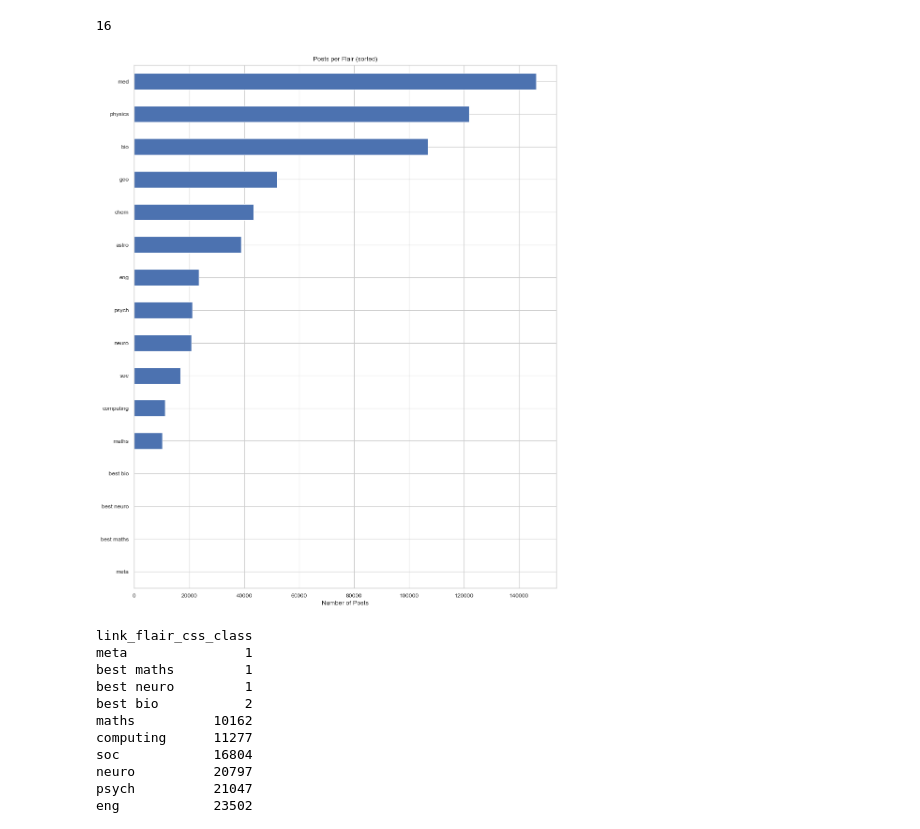
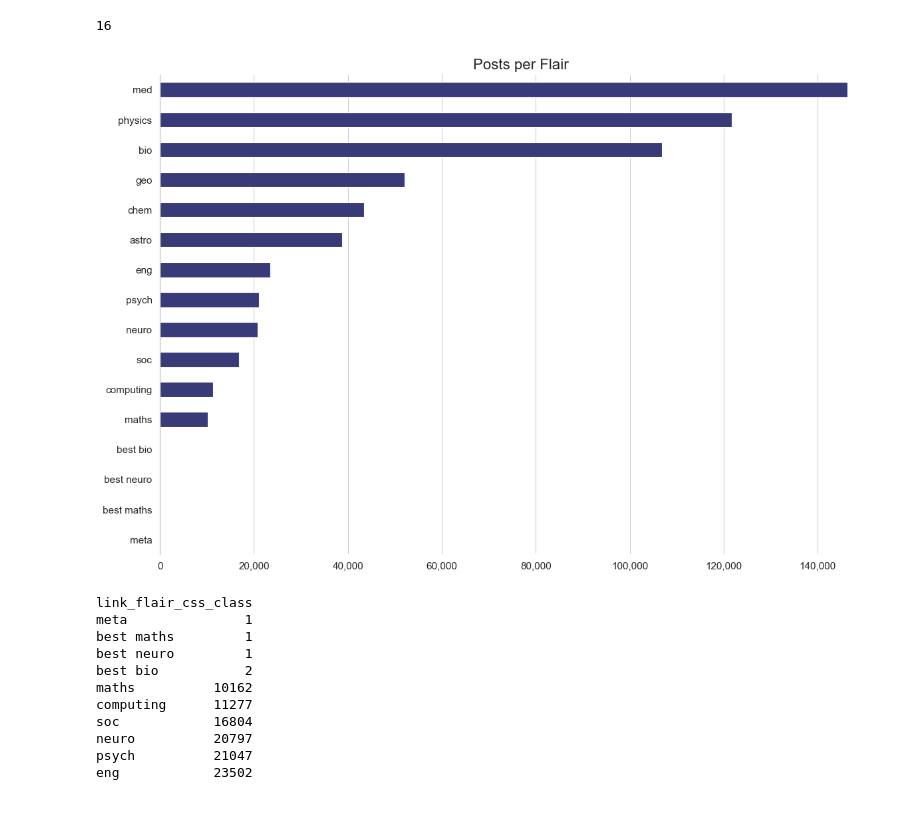
Before and after one commit to svenj-a/Topic_Modeling, a Jupyter notebook: Preprocessing.ipynb, the cells around one changed output. Saved outputs shown, nothing was run; the diff lists cells and outputs as text; code cells hidden in the pictures.

```diff
--- a/Preprocessing.ipynb
+++ b/Preprocessing.ipynb
@@ -118,19 +123,32 @@ len(df['link_flair_css_class'].unique().tolist())
 # %%
 counts = df["link_flair_css_class"].value_counts()
 counts = counts.sort_values(ascending=True)
 
-plt.figure(figsize=(10,12))
-counts.plot(kind="barh")
+fig, ax = plt.subplots(figsize=(12,8))
+counts.plot(kind="barh", ax=ax, colormap='tab20b')
 
-plt.xlabel("Number of Posts")
+plt.xlabel("")
 plt.ylabel("")
-plt.title("Posts per Flair (sorted)")
+plt.title("Posts per Flair", fontsize=16)
+plt.yticks(fontsize=11)
+plt.xticks(fontsize=11)
+
+# Format x-axis with commas
+ax.xaxis.set_major_formatter(mticker.StrMethodFormatter('{x:,.0f}'))
+
+# Despine plot
+plt.gca().spines['top'].set_visible(False)
+plt.gca().spines['bottom'].set_visible(False)
+plt.gca().spines['right'].set_visible(False)
+
+# Hide horizontal gridlines
+plt.grid(axis="y", visible=False)
 
 plt.tight_layout()
 
 plt.show()
 # %% [output]
-[figure, old version]
+[figure, new version]
 # %%
 counts
 # %% [output]
```
Also changed, not shown: parts of 9 cells of this notebook, 2 other files.
